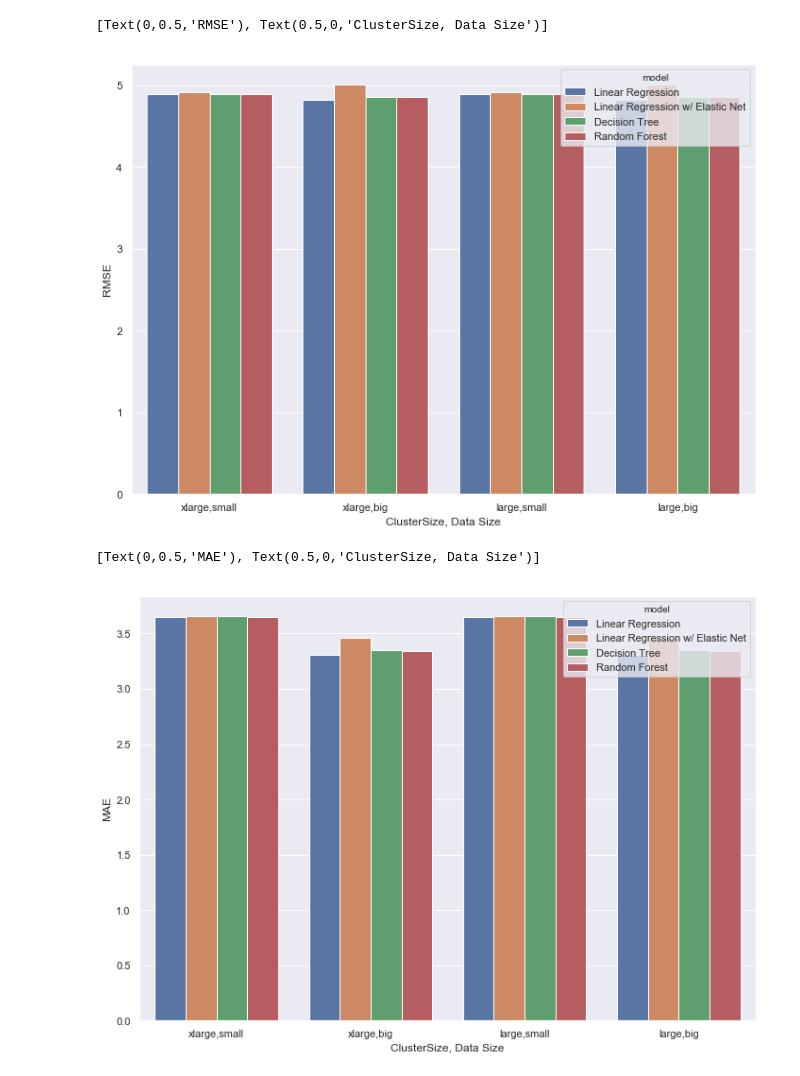
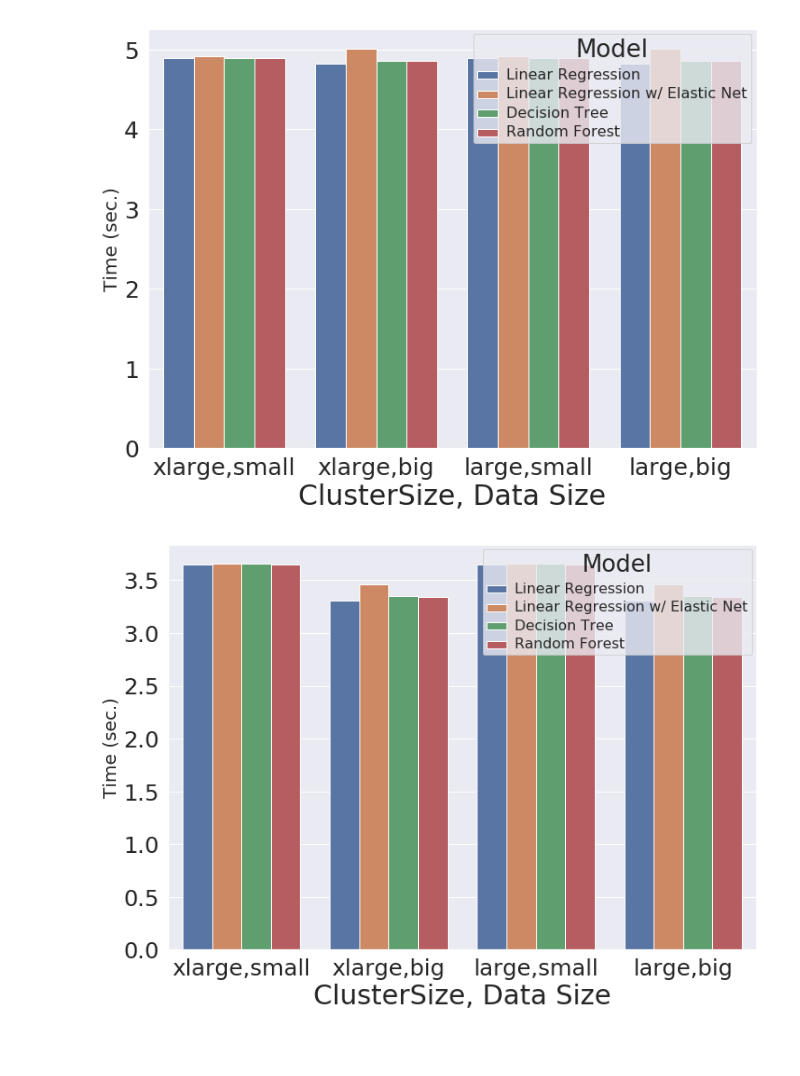
Before and after one commit to areevesman/SFFD-response-times, a Jupyter notebook: notebooks/data_viz/results.ipynb, the cells around one changed output. Drawn from its saved outputs; the diff is of its cells as text; code cells hidden in the pictures; blank space fills up the shorter version.

Commit message:
Increased font size for plots

```diff
--- a/notebooks/data_viz/results.ipynb
+++ b/notebooks/data_viz/results.ipynb
@@ -23,7 +23,7 @@ results = [['xlarge', 'small', 'Linear Regression', 402.504, 0.00834699651824, 4
  ['large', 'big', 'Decision Tree', 257.633, 0.0245728649704, 4.85811019003, 3.34637837615],
  ['large', 'big', 'Random Forest', 428.960, 0.0229994180441, 4.86202688363, 3.34406035385]]
 # %%
-headers = ['cluster_size', 'data_size', 'model', 'time', 'r2', 'rmse', 'mae']
+headers = ['cluster_size', 'data_size', 'Model', 'time', 'r2', 'rmse', 'mae']
 
 results2 = [['xlarge', 'small', 'Linear Regression', 402.504, 0.00834699651824, 4.89834996697, 3.65073613853]]
 # %%
@@ -67,12 +78,24 @@ ax.set(xlabel='ClusterSize, Data Size', ylabel='$R^{2}$')
 # %%
-ax = sns.barplot(x=df['cheating'], y=df['rmse'], hue=df['model'])
+ax = sns.barplot(x=df['cheating'], y=df['rmse'], hue=df['Model'])
 ax.set(xlabel='ClusterSize, Data Size', ylabel='RMSE')
+ax.set_xlabel("ClusterSize, Data Size",fontsize=30)
+ax.set_ylabel("Time (sec.)",fontsize=20)
+plt.setp(ax.get_legend().get_texts(), fontsize='16') # for legend text
+plt.setp(ax.get_legend().get_title(), fontsize='26') # for legend title
+plt.tick_params(labelsize=25)
+
+plt.show()
 # %% [output]
-[Text(0,0.5,'RMSE'), Text(0.5,0,'ClusterSize, Data Size')]
-[figure, old version]
+[figure, new version]
 # %%
-ax = sns.barplot(x=df['cheating'], y=df['mae'], hue=df['model'])
+ax = sns.barplot(x=df['cheating'], y=df['mae'], hue=df['Model'])
 ax.set(xlabel='ClusterSize, Data Size', ylabel='MAE')
+ax.set_xlabel("ClusterSize, Data Size",fontsize=30)
+ax.set_ylabel("Time (sec.)",fontsize=20)
+plt.setp(ax.get_legend().get_texts(), fontsize='16') # for legend text
+plt.setp(ax.get_legend().get_title(), fontsize='26') # for legend title
+plt.tick_params(labelsize=25)
+
+plt.show()
 # %% [output]
-[Text(0,0.5,'MAE'), Text(0.5,0,'ClusterSize, Data Size')]
-[figure, old version]
+[figure, new version]
```
Also changed, not shown: parts of 4 cells of this notebook.
